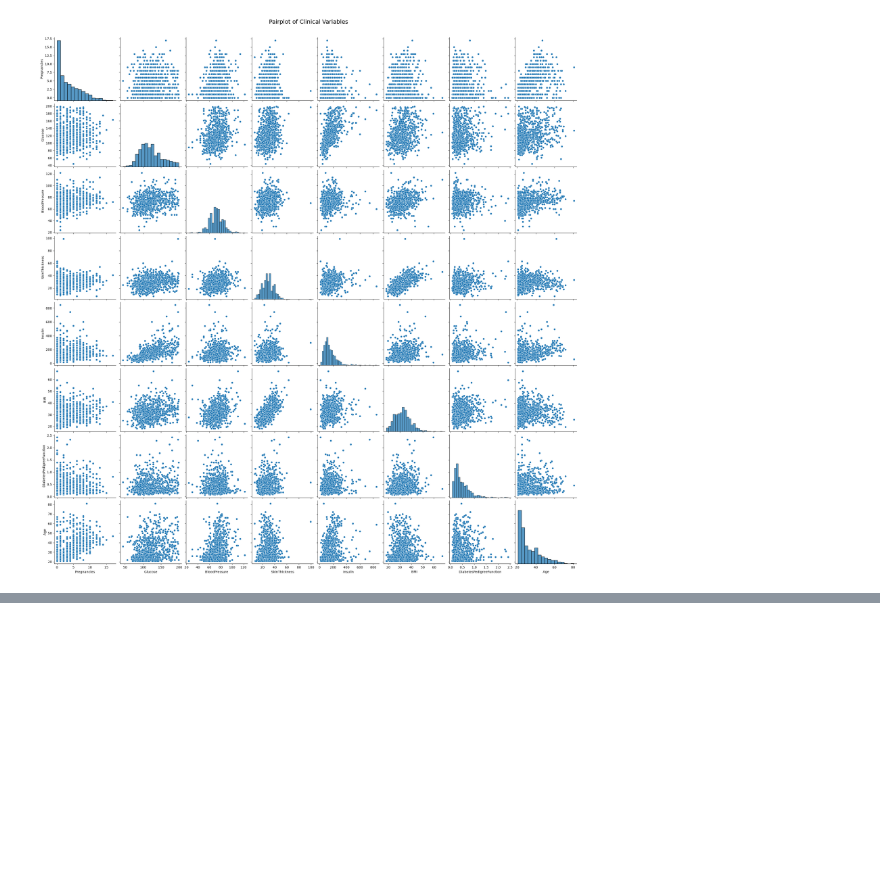
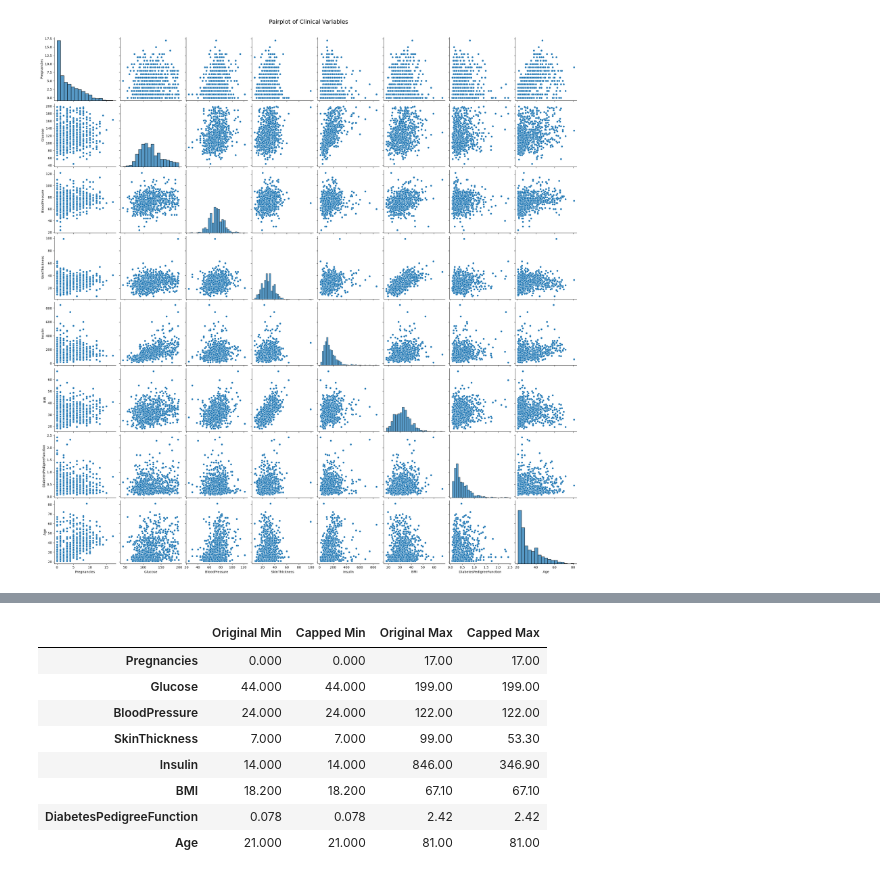
Before and after one commit to lahcen404/GlucoRisk-AI, a Jupyter notebook: notebooks/01_eda.ipynb, the cells around one changed output, grey strips where cells are left out. Saved outputs shown, nothing was run; the diff lists cells and outputs as text; code cells hidden in the pictures; blank space fills up the shorter version.

Commit message:
use Outlier Capping to SkinThickness & Insulin

```diff
--- a/notebooks/01_eda.ipynb
+++ b/notebooks/01_eda.ipynb
@@ -647,0 +669,23 @@ plt.show()
+# %%
+capping_columns = [
+    "SkinThickness",
+    "Insulin"
+]
+
+Q1 = df_imputed[capping_columns].quantile(0.25)
+Q3 = df_imputed[capping_columns].quantile(0.75)
+
+IQR = Q3 - Q1
+
+lower_bound = Q1 - 1.5 * IQR
+upper_bound = Q3 + 1.5 * IQR
+
+outlier_limits = pd.DataFrame({
+    "Q1": Q1,
+    "Q3": Q3,
+    "IQR": IQR,
+    "Lower Bound": lower_bound,
+    "Upper Bound": upper_bound
+})
+
+outlier_limits
@@ -647,0 +696,8 @@ plt.show()
+# %%
+df_capped = df_imputed.copy()
+
+for column in capping_columns:
+    df_capped[column] = df_capped[column].clip(
+        lower=lower_bound[column],
+        upper=upper_bound[column]
+    )
@@ -647,0 +710,19 @@ plt.show()
+# %%
+capped_summary = pd.DataFrame({
+    "Original Min": df_imputed[clinical_columns].min(),
+    "Capped Min": df_capped[clinical_columns].min(),
+    "Original Max": df_imputed[clinical_columns].max(),
+    "Capped Max": df_capped[clinical_columns].max()
+})
+
+capped_summary
+# %% [output]
+|  | Original Min | Capped Min | Original Max | Capped Max |
+| Pregnancies | 0.000 | 0.000 | 17.00 | 17.00 |
+| Glucose | 44.000 | 44.000 | 199.00 | 199.00 |
+| BloodPressure | 24.000 | 24.000 | 122.00 | 122.00 |
+| SkinThickness | 7.000 | 7.000 | 99.00 | 53.30 |
+| Insulin | 14.000 | 14.000 | 846.00 | 346.90 |
+| BMI | 18.200 | 18.200 | 67.10 | 67.10 |
+| DiabetesPedigreeFunction | 0.078 | 0.078 | 2.42 | 2.42 |
+| Age | 21.000 | 21.000 | 81.00 | 81.00 |
```
Also changed, not shown: parts of 3 cells of this notebook.
